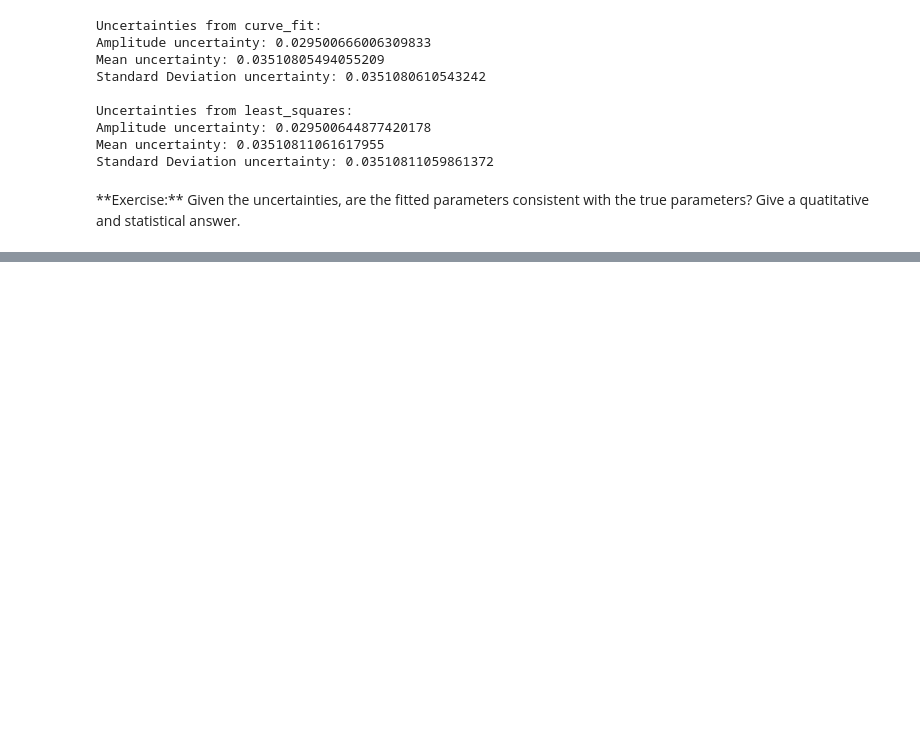
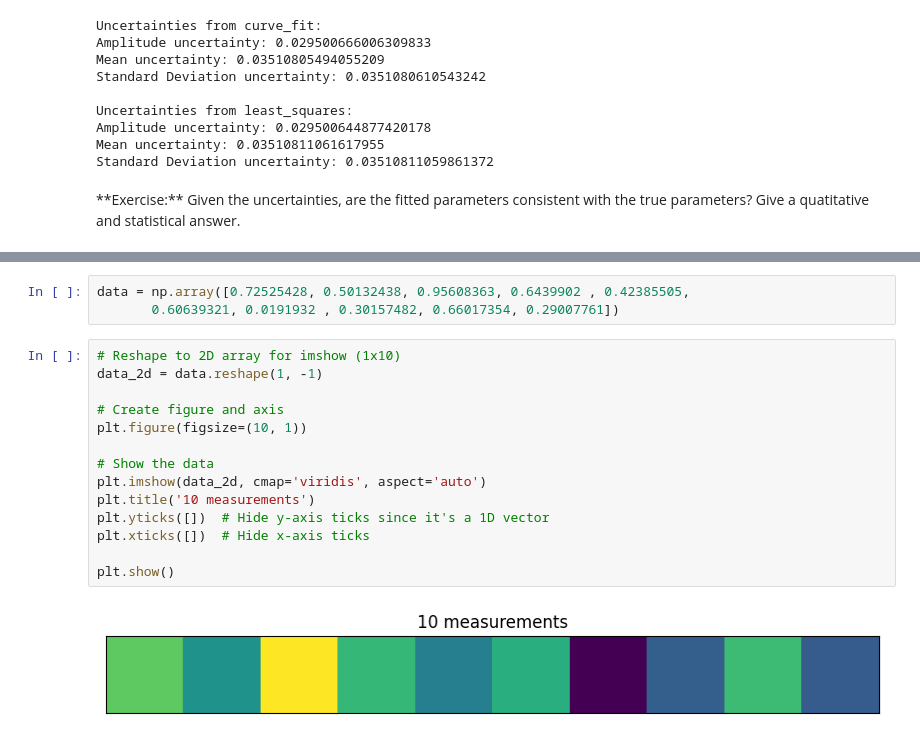
Before and after one commit to borisbolliet/ResearchComputing, a Jupyter notebook: docs/material/part11/notebook.ipynb, the cells around one changed output, grey strips where cells are left out. Cells and saved outputs as stored; diff of their text form; blank space fills up the shorter version.

```diff
--- a/docs/material/part11/notebook.ipynb
+++ b/docs/material/part11/notebook.ipynb
@@ -1044,0 +1113,19 @@ Standard Deviation uncertainty: 0.03510811059861372
+# %%
+data = np.array([0.72525428, 0.50132438, 0.95608363, 0.6439902 , 0.42385505,
+       0.60639321, 0.0191932 , 0.30157482, 0.66017354, 0.29007761])
+# %%
+# Reshape to 2D array for imshow (1x10)
+data_2d = data.reshape(1, -1)
+
+# Create figure and axis
+plt.figure(figsize=(10, 1))
+
+# Show the data
+plt.imshow(data_2d, cmap='viridis', aspect='auto')
+plt.title('10 measurements')
+plt.yticks([])  # Hide y-axis ticks since it's a 1D vector
+plt.xticks([])  # Hide x-axis ticks
+
+plt.show()
+# %% [output]
+[figure, added]
```
Also changed, not shown: parts of 35 cells of this notebook, 3 other files.
